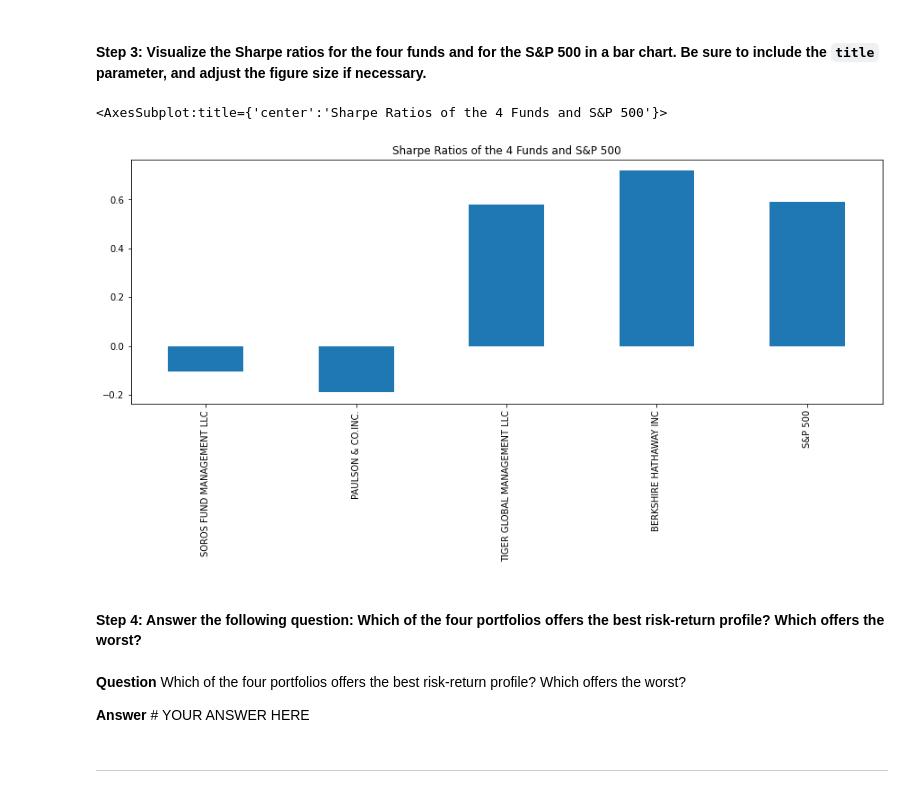
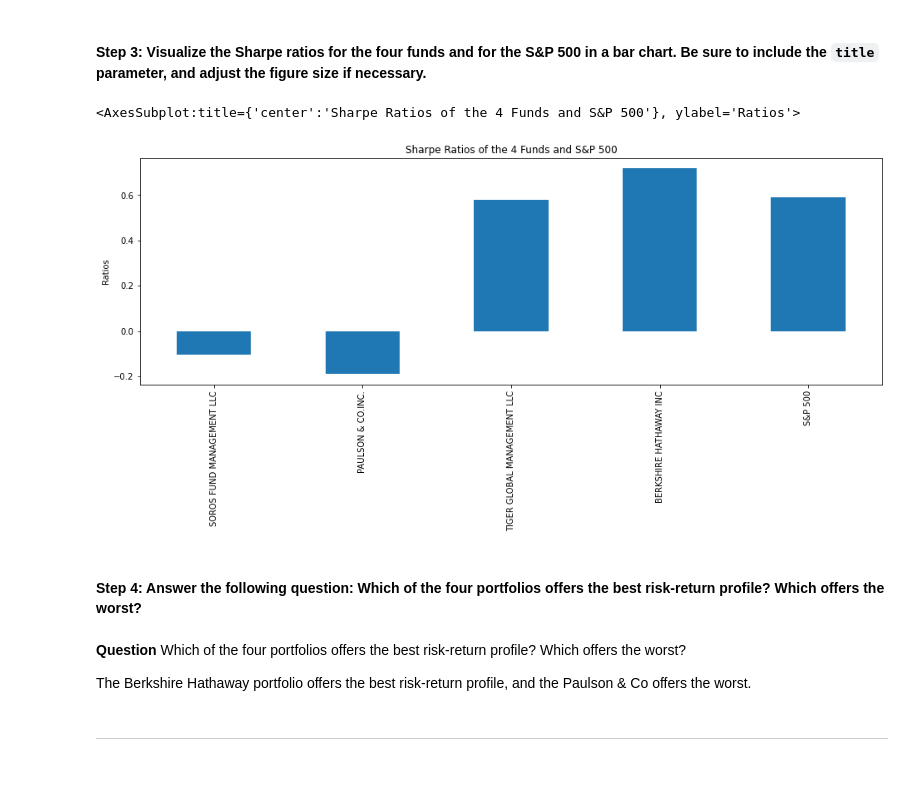
Before and after one commit to jojomani/Whale_RiskReturn_Analysis, a Jupyter notebook: risk_return_analysis.ipynb, the cells around one changed output. Drawn from its saved outputs; the diff is of its cells as text; code cells hidden in the pictures.

Commit message:
Risk return completed and diversifying portfolio analysis

```diff
--- a/risk_return_analysis.ipynb
+++ b/risk_return_analysis.ipynb
@@ -252,17 +252,17 @@ dtype: float64
 # %%
 # Visualize the Sharpe ratios as a bar chart
 # Include a title parameter and adjust the figure size
 
-sharpe_ratios.plot.bar(figsize=(15,5), title="Sharpe Ratios of the 4 Funds and S&P 500")
+sharpe_ratios.plot.bar(ylabel="Ratios", figsize=(16,5), title="Sharpe Ratios of the 4 Funds and S&P 500")
 # %% [output]
-<AxesSubplot:title={'center':'Sharpe Ratios of the 4 Funds and S&P 500'}>
+<AxesSubplot:title={'center':'Sharpe Ratios of the 4 Funds and S&P 500'}, ylabel='Ratios'>
-[figure, old version]
+[figure, new version]
 # %% [markdown]
 #### Step 4: Answer the following question: Which of the four portfolios offers the best risk-return profile? Which offers the worst?
 # %% [markdown]
 **Question** Which of the four portfolios offers the best risk-return profile? Which offers the worst?
 
-**Answer** # YOUR ANSWER HERE
+The Berkshire Hathaway portfolio offers the best risk-return profile, and the Paulson & Co offers the worst.
 # %% [markdown]
 ---
 # %% [markdown]
```
Also changed, not shown: parts of 9 cells of this notebook.
